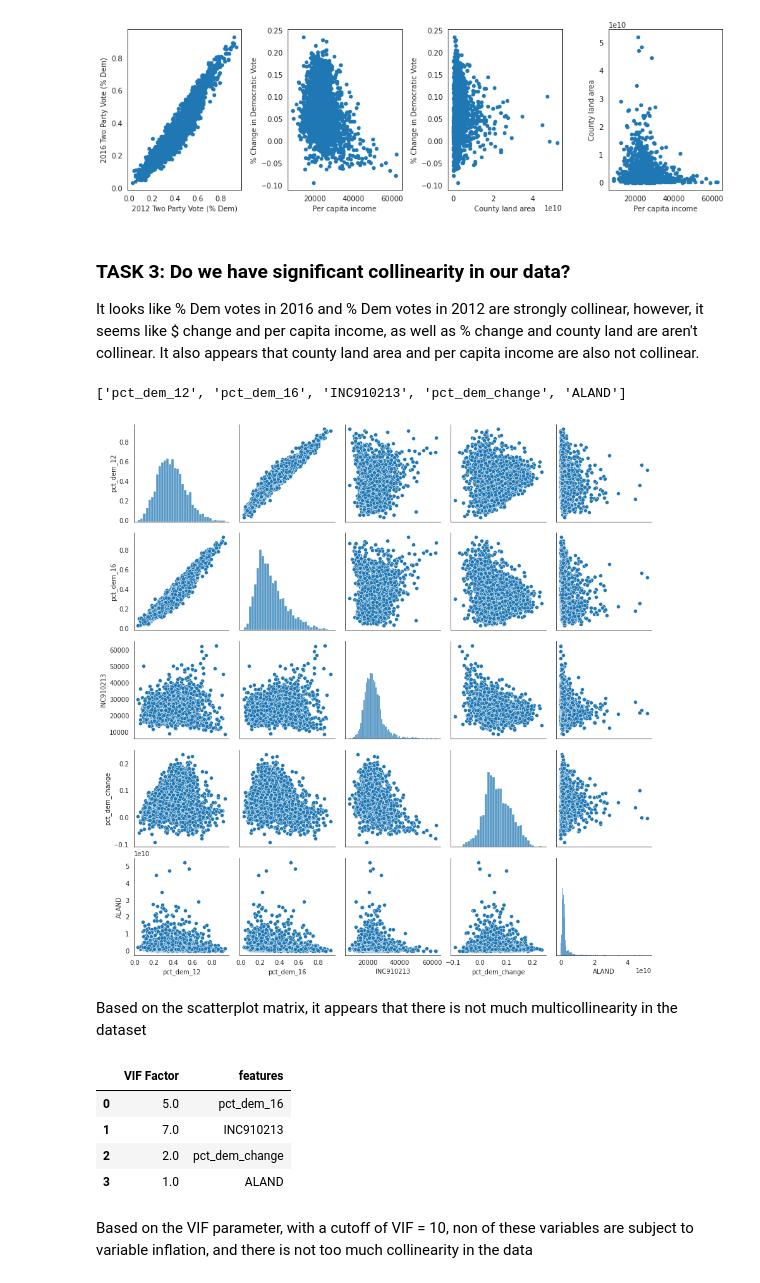
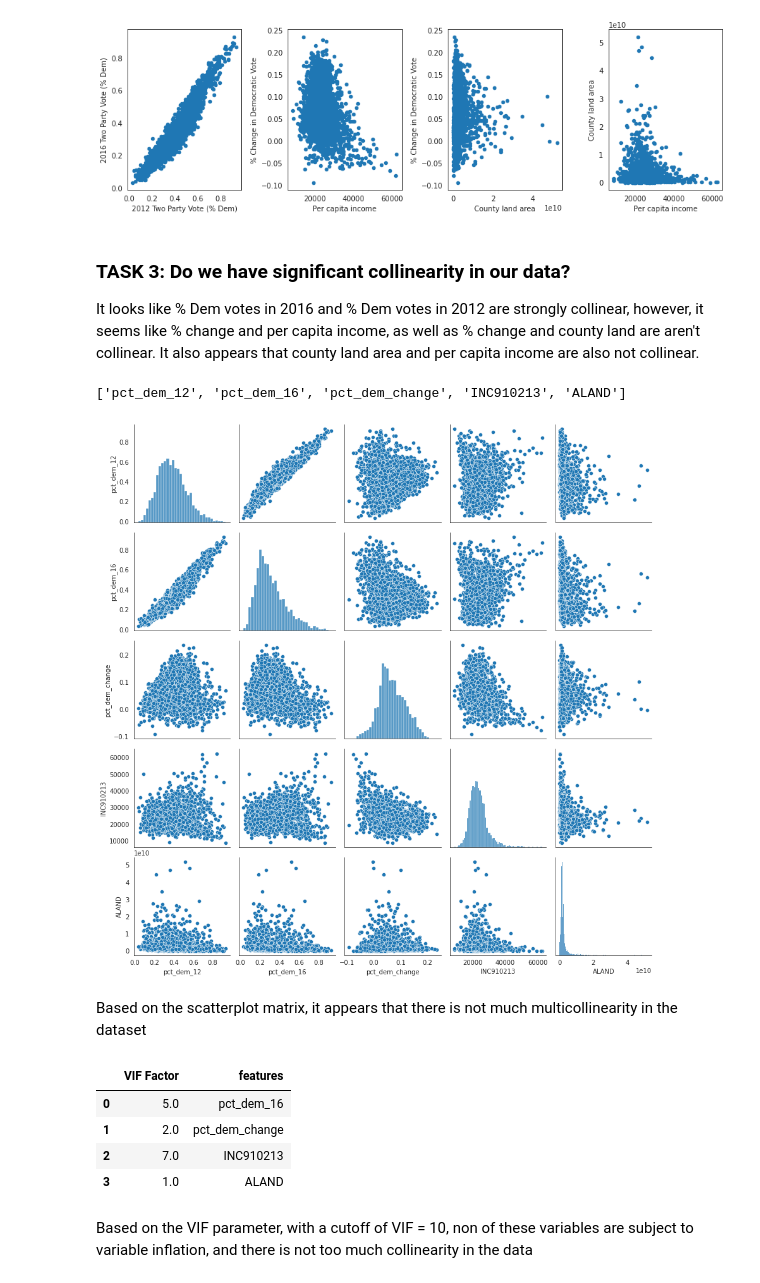
Before and after one commit to baedgert/EnvDatSci22, a Jupyter notebook: CodeSprints/autocorrelation_methods.ipynb, the cells around one changed output. Saved outputs shown, nothing was run; the diff lists cells and outputs as text; code cells hidden in the pictures.

```diff
--- a/CodeSprints/autocorrelation_methods.ipynb
+++ b/CodeSprints/autocorrelation_methods.ipynb
@@ -196,15 +196,15 @@ plt.show()
 # %% [markdown]
 ### TASK 3: Do we have significant collinearity in our data?
 
-It looks like % Dem votes in 2016 and % Dem votes in 2012 are strongly collinear, however, it seems like $ change and per capita income, as well as % change and county land are aren't collinear. It also appears that county land area and per capita income are also not collinear.
+It looks like % Dem votes in 2016 and % Dem votes in 2012 are strongly collinear, however, it seems like % change and per capita income, as well as % change and county land are aren't collinear. It also appears that county land area and per capita income are also not collinear.
 # %%
 # Visualize any the collinearity in these data using a scatterplot matrix
-my_list = ['pct_dem_12','pct_dem_16','INC910213','pct_dem_change','ALAND']
+my_list = ['pct_dem_12','pct_dem_16','pct_dem_change','INC910213','ALAND']
 sns.pairplot(votes[my_list])
 my_list
 # %% [output]
-['pct_dem_12', 'pct_dem_16', 'INC910213', 'pct_dem_change', 'ALAND']
+['pct_dem_12', 'pct_dem_16', 'pct_dem_change', 'INC910213', 'ALAND']
-[figure, old version]
+[figure, new version]
 # %% [markdown]
 Based on the scatterplot matrix, it appears that there is not much multicollinearity in the dataset
 # %%
@@ -219,8 +219,8 @@ vif.round()
 # %% [output]
 |  | VIF Factor | features |
 | 0 | 5.0 | pct_dem_16 |
-| 1 | 7.0 | INC910213 |
-| 2 | 2.0 | pct_dem_change |
+| 1 | 2.0 | pct_dem_change |
+| 2 | 7.0 | INC910213 |
 | 3 | 1.0 | ALAND |
 # %% [markdown]
 Based on the VIF parameter, with a cutoff of VIF = 10, non of these variables are subject to variable inflation, and there is not too much collinearity in the data
```
Also changed, not shown: parts of 6 cells of this notebook.
